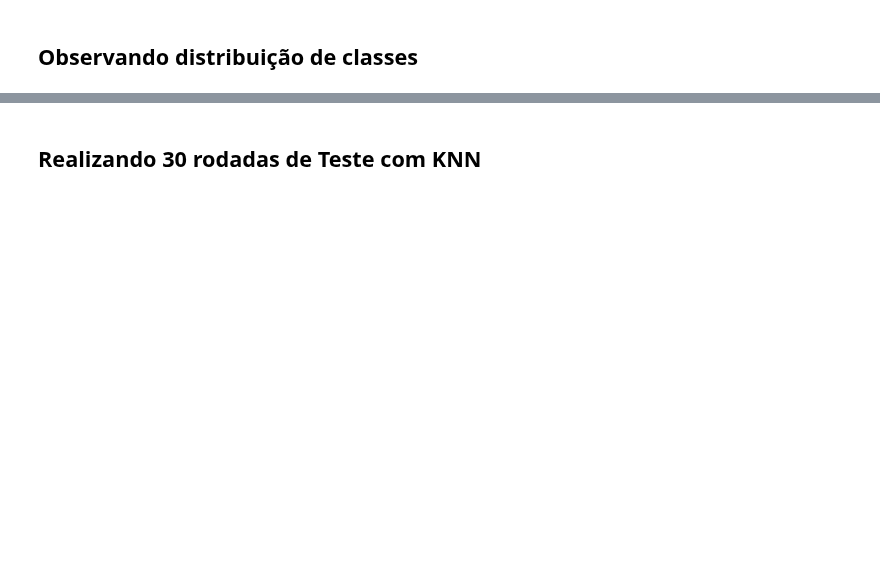
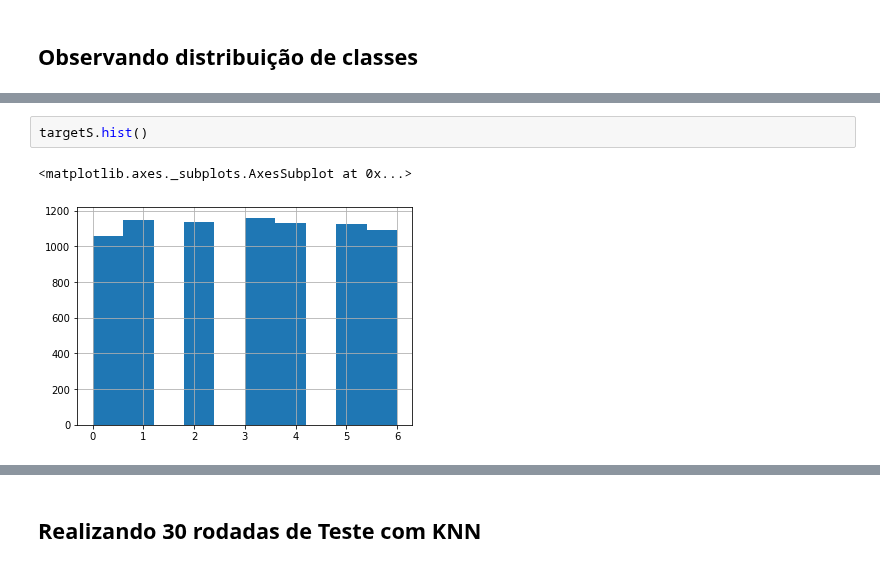
Before and after one commit to newtmagalhaes/Machine-Learning, a Jupyter notebook: ML/f01-chain/jupyter.ipynb, the cells around one changed output, grey strips where cells are left out. Cells and saved outputs as stored; diff of their text form; blank space fills up the shorter version.

```diff
--- a/ML/f01-chain/jupyter.ipynb
+++ b/ML/f01-chain/jupyter.ipynb
@@ -166,0 +162,5 @@ plot_confusion_matrix(classifier, X_test, y_test,
+# %%
+targetS.hist()
+# %% [output]
+<matplotlib.axes._subplots.AxesSubplot at 0x...>
+[figure, added]
```
Also changed, not shown: parts of 23 cells of this notebook.
